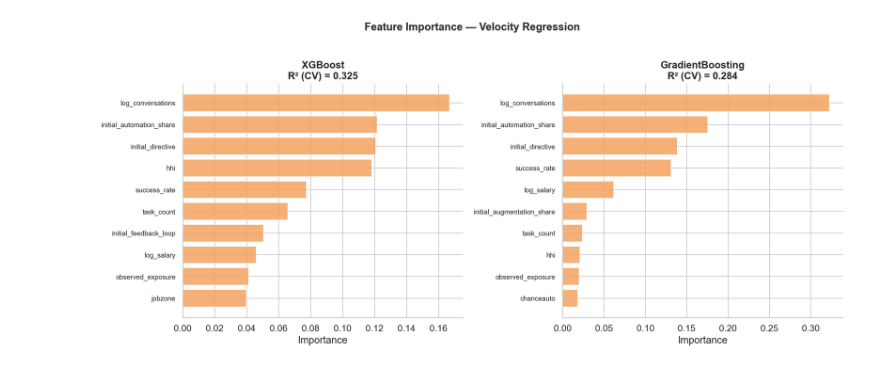
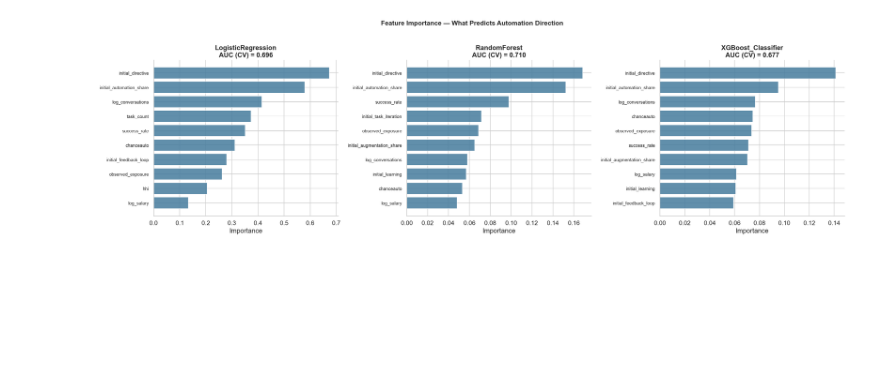
Before and after one commit to alvinekelund/what-predicts-ai-automation, a Jupyter notebook: notebooks/03_modeling.ipynb, the cells around one changed output. Cells and saved outputs as stored; diff of their text form; code cells hidden in the pictures; blank space fills up the shorter version.

```diff
--- a/notebooks/03_modeling.ipynb
+++ b/notebooks/03_modeling.ipynb
@@ -95,0 +83,23 @@ GradientBoosting:
+# %%
+fig, axes = plt.subplots(1, len(vel_results), figsize=(7 * len(vel_results), 6))
+if len(vel_results) == 1:
+    axes = [axes]
+
+for ax, r in zip(axes, vel_results):
+    imp = r.feature_importance.head(10)
+    ax.barh(range(len(imp)), imp['importance'], color=C['accent'], alpha=0.85)
+    ax.set_yticks(range(len(imp)))
+    ax.set_yticklabels(imp['feature'].values, fontsize=9)
+    ax.invert_yaxis()
+    ax.set_title(f"{r.name}\nR2 (CV) = {r.metrics['r2_cv_mean']:.3f}", fontweight='bold')
+    ax.set_xlabel('Importance')
+
+plt.suptitle('Feature Importance — What Correlates With Automation Velocity',
+             fontsize=13, fontweight='bold', y=1.02)
+sns.despine()
+plt.tight_layout()
+plt.savefig('../figures/09_velocity_feature_importance.png', bbox_inches='tight')
+plt.show()
+
+print("initial_directive is the top feature — this is mean reversion.")
+print("Occupations with high initial directive share decelerate.")
@@ -96,22 +149,22 @@ GradientBoosting:
 # %%
-# Feature importance comparison
-fig, axes = plt.subplots(1, len(vel_results), figsize=(7 * len(vel_results), 6))
-if len(vel_results) == 1:
+fig, axes = plt.subplots(1, len(tip_results), figsize=(7 * len(tip_results), 6))
+if len(tip_results) == 1:
     axes = [axes]
 
-for ax, r in zip(axes, vel_results):
+for ax, r in zip(axes, tip_results):
     imp = r.feature_importance.head(10)
-    ax.barh(range(len(imp)), imp["importance"], color=COLORS["accent"], alpha=0.85)
+    ax.barh(range(len(imp)), imp['importance'], color=C['aug'], alpha=0.85)
     ax.set_yticks(range(len(imp)))
-    ax.set_yticklabels(imp["feature"].values, fontsize=9)
+    ax.set_yticklabels(imp['feature'].values, fontsize=9)
     ax.invert_yaxis()
-    ax.set_title(f"{r.name}\nR² (CV) = {r.metrics['r2_cv_mean']:.3f}", fontweight="bold")
-    ax.set_xlabel("Importance")
+    ax.set_title(f"{r.name}\nAUC (CV) = {r.metrics['auc_cv_mean']:.3f}", fontweight='bold')
+    ax.set_xlabel('Importance')
 
-plt.suptitle("Feature Importance — Velocity Regression", fontsize=14, fontweight="bold", y=1.02)
+plt.suptitle('Feature Importance — What Predicts Automation Direction',
+             fontsize=13, fontweight='bold', y=1.02)
 sns.despine()
 plt.tight_layout()
-plt.savefig("../figures/09_velocity_feature_importance.png", bbox_inches="tight")
+plt.savefig('../figures/10_classification_feature_importance.png', bbox_inches='tight')
 plt.show()
 # %% [output]
-[figure, old version]
+[figure, new version]
```
Also changed, not shown: parts of 19 cells of this notebook, 31 other files.
